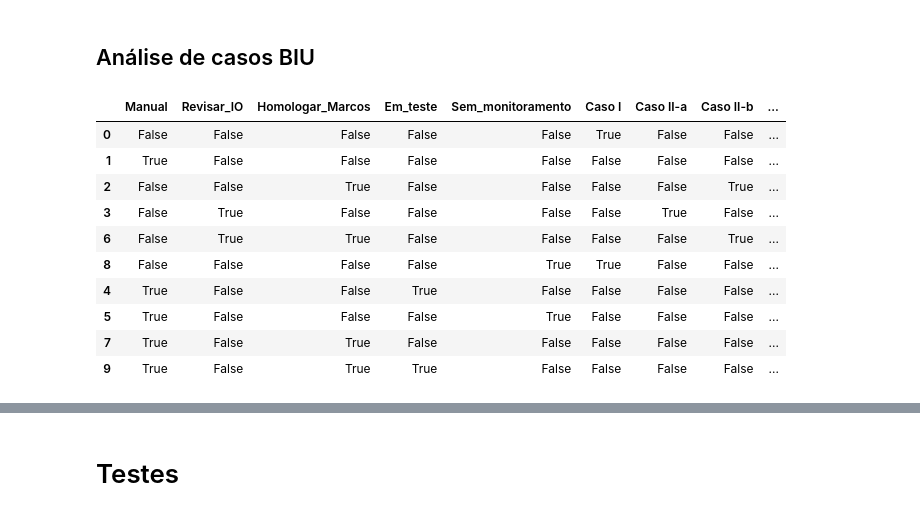
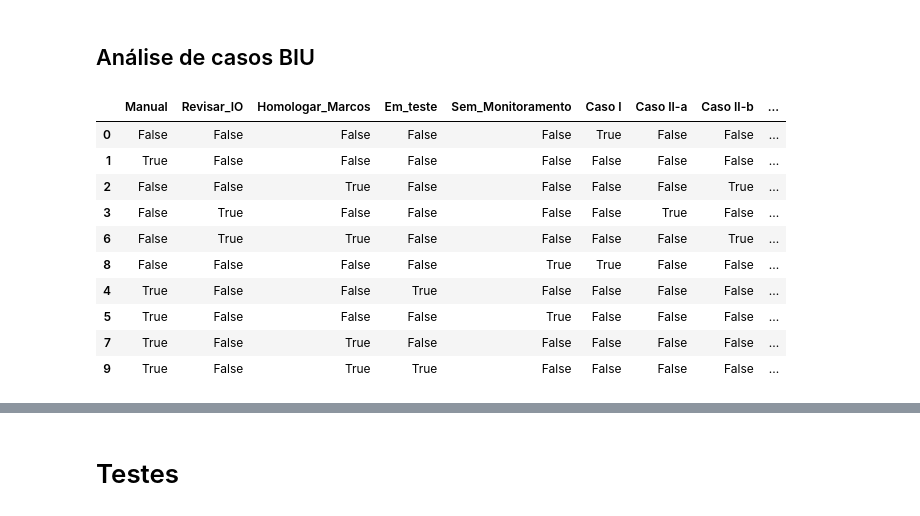
Before and after one commit to Vinicius667/Previsor, a Jupyter notebook: App/Previsor_teste3.ipynb, the cells around one changed output, grey strips where cells are left out. Drawn from its saved outputs; the diff is of its cells as text; code cells hidden in the pictures.

```diff
--- a/App/Previsor_teste3.ipynb
+++ b/App/Previsor_teste3.ipynb
@@ -291,11 +314,20 @@ display(df_usina[['IdeUsinaOutorga','IdcSituacaoObra','PPA','CondicaoAmbiental',
 # %%
-df_usina['Homologar_Marcos'] =  np.select(
-    [((df_usina['DatInicioObraRealizado'].isna()) & (df_usina['IO_real'].notna())) | ((df_usina['DatConcretagemRealizado'].isna()) & (df_usina['CC_real'].notna())) | ((df_usina['DatMontagemRealizado'].isna()) & (df_usina['ME_real'].notna())) | ((df_usina['DatEnchimentoRealizado'].isna()) & (df_usina['Ench_Real'].notna())) | ((df_usina['DatSisTransmissaoRealizado'].isna()) & (df_usina['IOTrans_Real'].notna())) | ((df_usina['DatCanteiroObraRealizado'].isna()) & (df_usina['canteiroReal'].notna())) | ((df_usina['DatComissionamentoUGRealizado'].isna()) & (df_usina['Comiss_Real'].notna())) | ((df_usina['DatConclusaoSisTransRealizado'].isna()) & (df_usina['Conc_Trans_REAL'].notna())) | ((df_usina['DatDesvioRioRealizado'].isna()) & (df_usina['DesvRio_real'].notna())) | ((df_usina['DatConclusaoTorresRealizado'].isna()) & (df_usina['ME_Real_conc_eol'].notna()))],
+"""df_usina['Homologar_Marcos'] =  np.select(
+    [((df_usina['DatInicioObraRealizado'].isna()) & (df_usina['IO_real'].notna())) |
+     ((df_usina['DatConcretagemRealizado'].isna()) & (df_usina['CC_real'].notna())) |
+     ((df_usina['DatMontagemRealizado'].isna()) & (df_usina['ME_real'].notna())) |
+     ((df_usina['DatEnchimentoRealizado'].isna()) & (df_usina['Ench_Real'].notna())) |
+     ((df_usina['DatSisTransmissaoRealizado'].isna()) & (df_usina['IOTrans_Real'].notna())) |
+      ((df_usina['DatCanteiroObraRealizado'].isna()) & (df_usina['canteiroReal'].notna())) |
+     ((df_usina['DatComissionamentoUGRealizado'].isna()) & (df_usina['Comiss_Real'].notna())) |
+     ((df_usina['DatConclusaoSisTransRealizado'].isna()) & (df_usina['Conc_Trans_REAL'].notna())) |
+     ((df_usina['DatDesvioRioRealizado'].isna()) & (df_usina['DesvRio_real'].notna())) |
+     ((df_usina['DatConclusaoTorresRealizado'].isna()) & (df_usina['ME_Real_conc_eol'].notna()))],
 
     [True],
     default= False
 )
-
+"""
 
 
 df_usina['Revisar_IO'] =  np.select(
@@ -413,8 +445,8 @@ df_usina.loc[df_usina.IdeUsinaOutorga.isin(serie_usinas_previsao_OC_passado),'Pr
 df_usina["Em_teste"] = False
 df_usina.loc[df_usina.IdeUsinaOutorga.isin(serie_usinas_previsao_em_teste),'Em_teste'] = True
 
-df_usina["Sem_monitoramento"] = False
-df_usina.loc[df_usina.DatMonitoramento < (hoje - pd.Timedelta(4*30, unit="D")),'Sem_monitoramento'] = True
+df_usina["Sem_Monitoramento"] = False
+df_usina.loc[df_usina.DatMonitoramento < (hoje - pd.Timedelta(4*30, unit="D")),'Sem_Monitoramento'] = True
 # %%
 df_usina["Manual"] = False
 df_usina.loc[(df_usina.Paralisada | df_usina.Sem_Previsao |
@@ -425,7 +457,7 @@ df_usina.loc[(df_usina.Paralisada | df_usina.Sem_Previsao |
 df_usina['Caso I'] = df_usina['Caso II-a'] = df_usina['Caso II-b'] = df_usina['Caso III'] = False
 list_casos = ['Caso I','Caso II-a','Caso II-b','Caso III']
 # %%
-df_usina['Caso I'] = (~df_usina.Manual) & (~df_usina.Revisar_IO) & (~ df_usina.Homologar_Marcos) #& df_usina.Sem_monitoramento
+df_usina['Caso I'] = (~df_usina.Manual) & (~df_usina.Revisar_IO) & (~ df_usina.Homologar_Marcos) #& df_usina.Sem_Monitoramento
 
 df_usina['Caso II-a'] = (~df_usina.Manual) & (df_usina.Revisar_IO) & (~ df_usina.Homologar_Marcos)
 
@@ -433,18 +465,18 @@ df_usina['Caso II-b'] = (~df_usina.Manual)  & ((df_usina.Homologar_Marcos) | (df
 
 
 df_usina['Caso III'] = (
-    (df_usina.Manual & df_usina.Sem_monitoramento ) |
+    (df_usina.Manual & df_usina.Sem_Monitoramento ) |
     (df_usina.Manual & df_usina.Homologar_Marcos ) |
     (df_usina.Manual & df_usina.Revisar_IO ) |
     df_usina.Em_teste )
 # %% [markdown]
 ## Análise de casos BIU
 # %%
-list_criterios_BIU = ['Manual', 'Revisar_IO','Homologar_Marcos', 'Em_teste','Sem_monitoramento']
+list_criterios_BIU = ['Manual', 'Revisar_IO','Homologar_Marcos', 'Em_teste','Sem_Monitoramento']
 casos = df_usina[list_criterios_BIU +  list_casos].value_counts().reset_index().sort_values(by='Caso III')
 casos
 # %% [output]
-|  | Manual | Revisar_IO | Homologar_Marcos | Em_teste | Sem_monitoramento | Caso I | Caso II-a | Caso II-b | ... |
+|  | Manual | Revisar_IO | Homologar_Marcos | Em_teste | Sem_Monitoramento | Caso I | Caso II-a | Caso II-b | ... |
 | 0 | False | False | False | False | False | True | False | False | ... |
 | 1 | True | False | False | False | False | False | False | False | ... |
 | 2 | False | False | True | False | False | False | False | True | ... |
```
Also changed, not shown: parts of 9 cells of this notebook.
